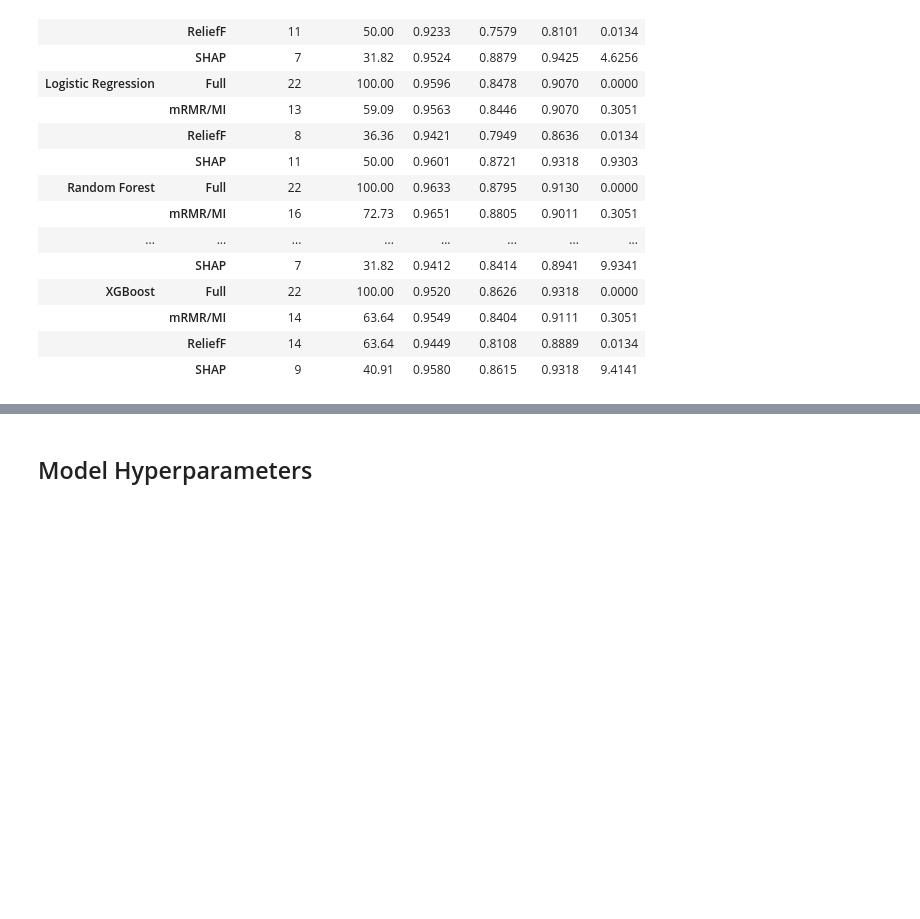
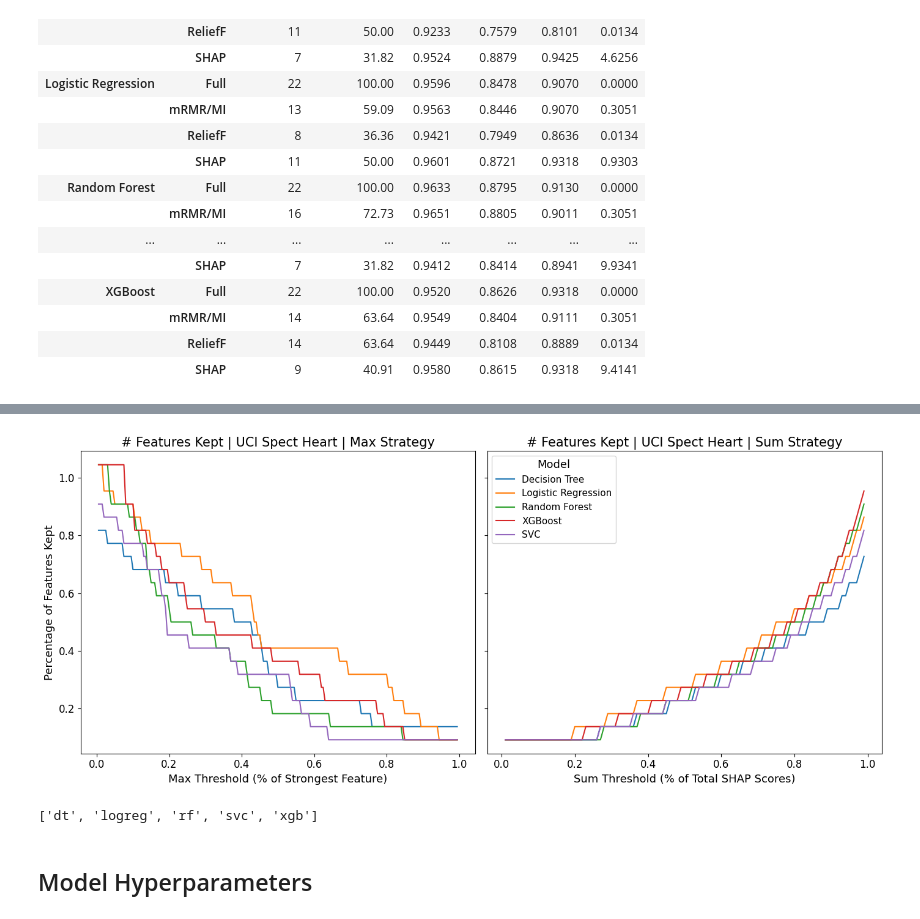
Before and after one commit to JoshuaGottlieb/SHAP-Feature-Selection, a Jupyter notebook: src/Analysis.ipynb, the cells around one changed output, grey strips where cells are left out. Cells and saved outputs as stored; diff of their text form; code cells hidden in the pictures; blank space fills up the shorter version.

Commit message:
Added % features kept visualization for UCI Spect Heart.

```diff
--- a/src/Analysis.ipynb
+++ b/src/Analysis.ipynb
@@ -364,0 +368,8 @@ best_spect_heart.set_index(['Model', 'Selection']).style\
+# %%
+spect_shap_dir = os.path.join(shap_dir, 'uci-spect-heart')
+
+spect_shaps = {}
+
+for model_type, path in list(zip(sorted(model_types), sorted(os.listdir(spect_shap_dir)))):
+    spect_shaps[model_type] = {}
+    spect_shaps[model_type]['shap_values'] = load_object(os.path.join(spect_shap_dir, path))['mean_shap']
@@ -365,3 +431,44 @@ best_spect_heart.set_index(['Model', 'Selection']).style\
+# %%
+fig, axes = plt.subplots(1, 2, figsize = (14, 6), sharey = True)
+
+for model_type in sorted(model_types):
+    sns.lineplot(x = np.arange(0.005, 1, 0.005),
+                 y = np.array(spect_shaps[model_type]['max_values']) / 22,
+                 ax = axes[0], label = model_type)
+
+    sns.lineplot(x = np.arange(0.01, 1, 0.01), y = np.array(spect_shaps[model_type]['sum_values']) / 22,
+                 ax = axes[1], label = model_type)
+for i, ax in enumerate(axes):
+    ax.tick_params(axis = 'both', labelsize = 12)
+    if i == 0:
+        ax.get_legend().remove()
+        ax.set_title('# Features Kept | UCI Spect Heart | Max Strategy', fontsize = 15)
+        ax.set_xlabel('Max Threshold (% of Strongest Feature)', fontsize = 13)
+        ax.set_ylabel('Percentage of Features Kept', fontsize = 13)
+
+        # for thresh in [0.01, 0.05, 0.1, 0.15, 0.25, 0.5]:
+        #     ax.axvline(x = thresh, color = 'black', linestyle = '--', alpha = 0.4)
+            # ax.annotate(f'Threshold = {thresh}', xy = (0.01, thresh + 0.01))
+
+    else:
+        ax.set_title('# Features Kept | UCI Spect Heart | Sum Strategy', fontsize = 15)
+        ax.set_xlabel('Sum Threshold (% of Total SHAP Scores)', fontsize = 13)
+        labels = ['Decision Tree', 'Logistic Regression', 'Random Forest', 'XGBoost', 'SVC']
+        handles, _ = ax.get_legend_handles_labels()
+        ax.legend(labels = labels, handles = handles,
+                  loc = 'upper left', title = 'Model', fontsize = 11, title_fontsize = 13)
+
+plt.tight_layout()
+
+file_path = os.path.join(plot_dir, 'uci_spect_heart_percent_features_kept.png')
+
+fig.savefig(file_path, dpi = 300, bbox_inches = 'tight')
+# %% [output]
+[figure, added]
+# %%
+sorted(model_types)
+# %% [output]
+['dt', 'logreg', 'rf', 'svc', 'xgb']
 # %% [markdown]
 ## Model Hyperparameters
 # %% [markdown]
```
Also changed, not shown: parts of 6 cells of this notebook, 1 other file.
